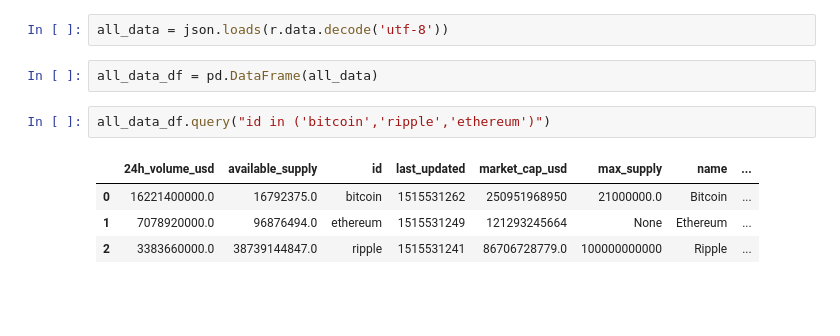
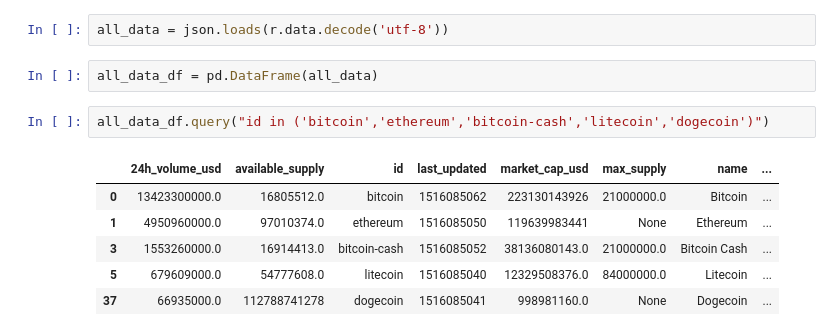
Before and after one commit to shreyasmahimkar/investment, a Jupyter notebook: notebooks/Crypto.ipynb, the cells around one changed output. Drawn from its saved outputs; the diff is of its cells as text; blank space fills up the shorter version.

```diff
--- a/notebooks/Crypto.ipynb
+++ b/notebooks/Crypto.ipynb
@@ -20,9 +20,11 @@ all_data = json.loads(r.data.decode('utf-8'))
 # %%
 all_data_df = pd.DataFrame(all_data)
 # %%
-all_data_df.query("id in ('bitcoin','ripple','ethereum')")
+all_data_df.query("id in ('bitcoin','ethereum','bitcoin-cash','litecoin','dogecoin')")
 # %% [output]
 |  | 24h_volume_usd | available_supply | id | last_updated | market_cap_usd | max_supply | name | ... |
-| 0 | 16221400000.0 | 16792375.0 | bitcoin | 1515531262 | 250951968950 | 21000000.0 | Bitcoin | ... |
-| 1 | 7078920000.0 | 96876494.0 | ethereum | 1515531249 | 121293245664 | None | Ethereum | ... |
-| 2 | 3383660000.0 | 38739144847.0 | ripple | 1515531241 | 86706728779.0 | 100000000000 | Ripple | ... |
+| 0 | 13423300000.0 | 16805512.0 | bitcoin | 1516085062 | 223130143926 | 21000000.0 | Bitcoin | ... |
+| 1 | 4950960000.0 | 97010374.0 | ethereum | 1516085050 | 119639983441 | None | Ethereum | ... |
+| 3 | 1553260000.0 | 16914413.0 | bitcoin-cash | 1516085052 | 38136080143.0 | 21000000.0 | Bitcoin Cash | ... |
+| 5 | 679609000.0 | 54777608.0 | litecoin | 1516085040 | 12329508376.0 | 84000000.0 | Litecoin | ... |
+| 37 | 66935000.0 | 112788741278 | dogecoin | 1516085041 | 998981160.0 | None | Dogecoin | ... |
```
Also changed, not shown: parts of 1 cell of this notebook, 3 other files.
